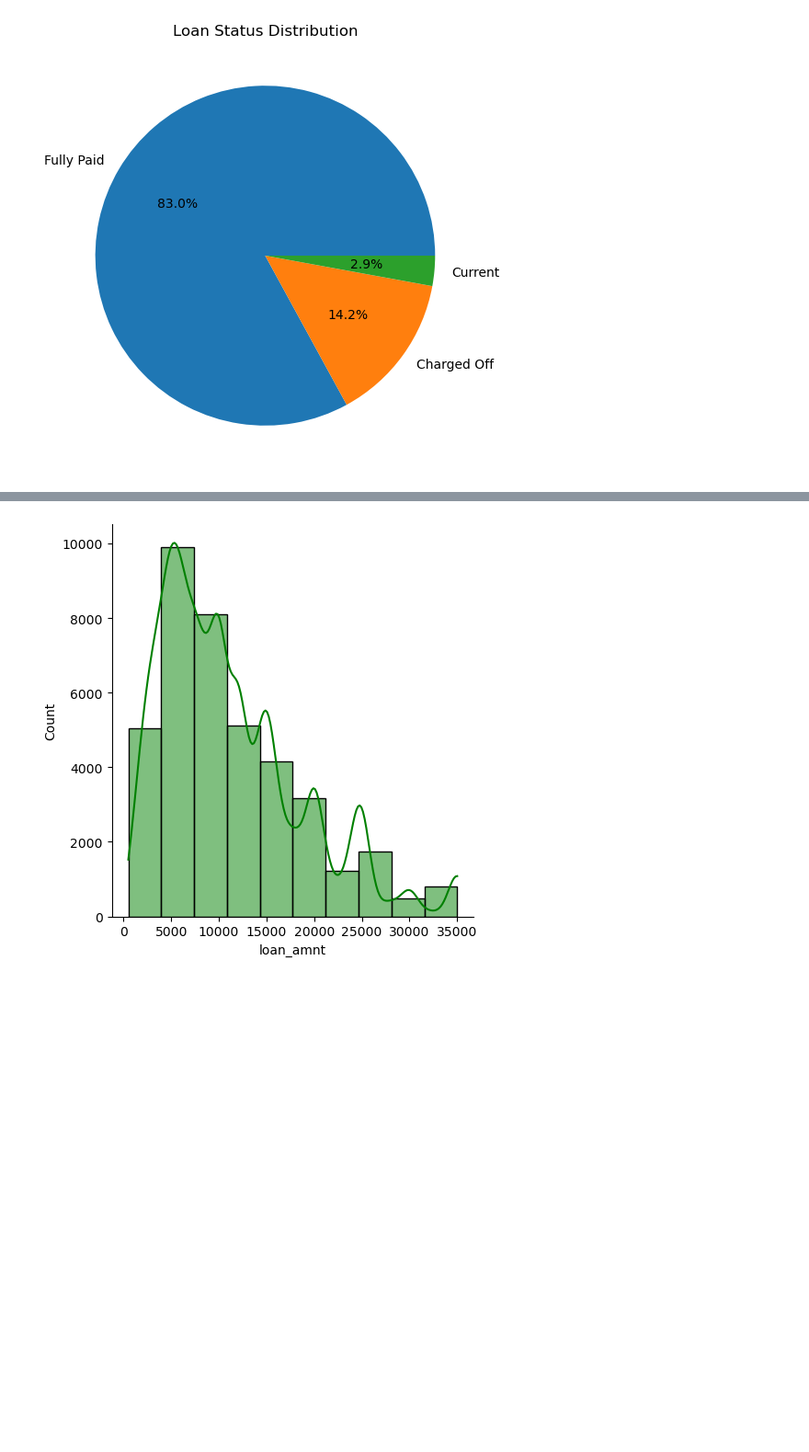
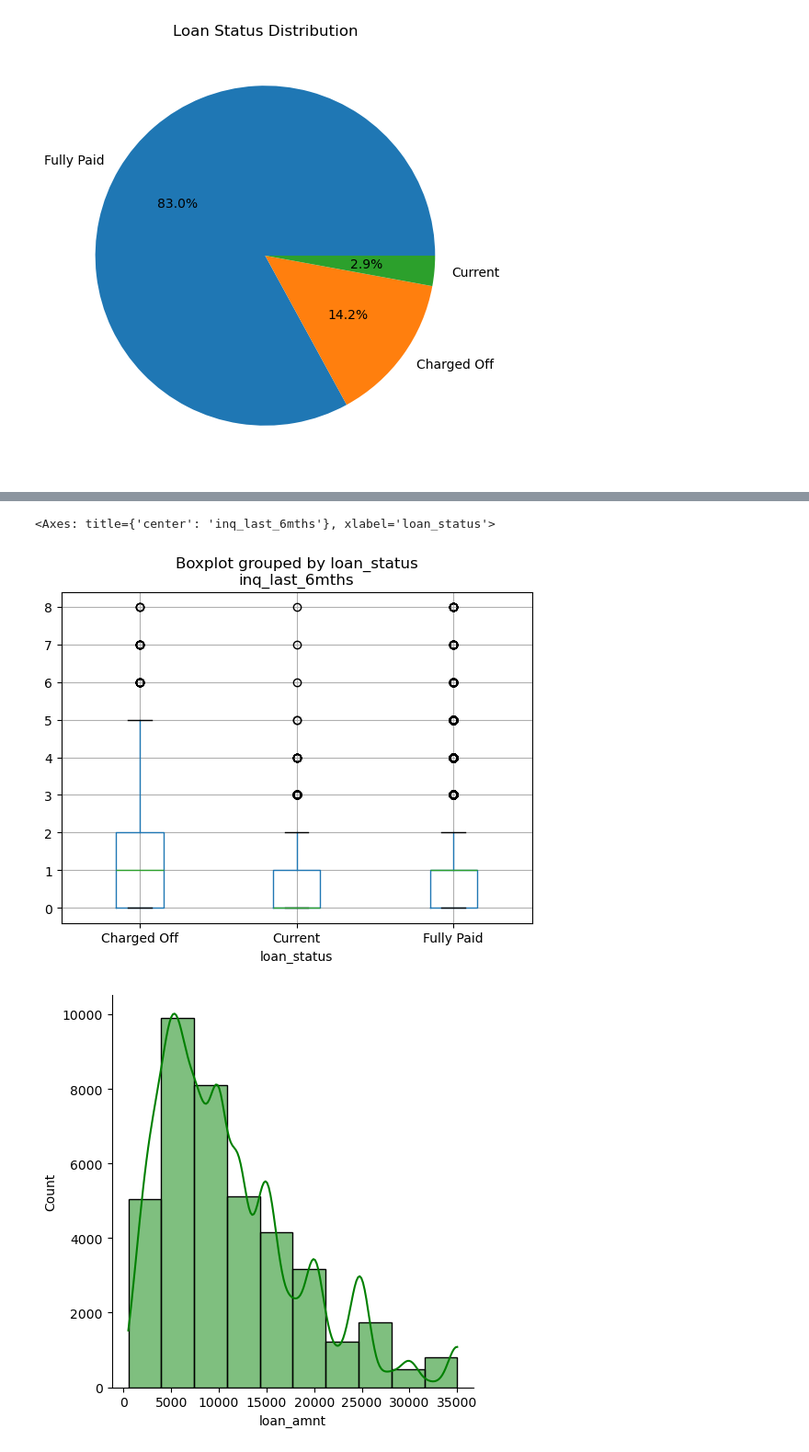
Before and after one commit to WolfeTyler/Lending-Club-Case-Study, a Jupyter notebook: Group_Facilitator_TylerWolfe.ipynb.ipynb, the cells around one changed output, grey strips where cells are left out. Shown at 92% size. Saved outputs shown, nothing was run; the diff lists cells and outputs as text; code cells hidden in the pictures; blank space fills up the shorter version.

```diff
--- a/Group_Facilitator_TylerWolfe.ipynb.ipynb
+++ b/Group_Facilitator_TylerWolfe.ipynb.ipynb
@@ -38,0 +87,6 @@ plt.show()
+# %%
+#Create a boxplot to compare Annual Income by Loan Status
+df.boxplot(column='inq_last_6mths', by='loan_status')
+# %% [output]
+<Axes: title={'center': 'inq_last_6mths'}, xlabel='loan_status'>
+[figure, added]
```
Also changed, not shown: parts of 18 cells of this notebook.
